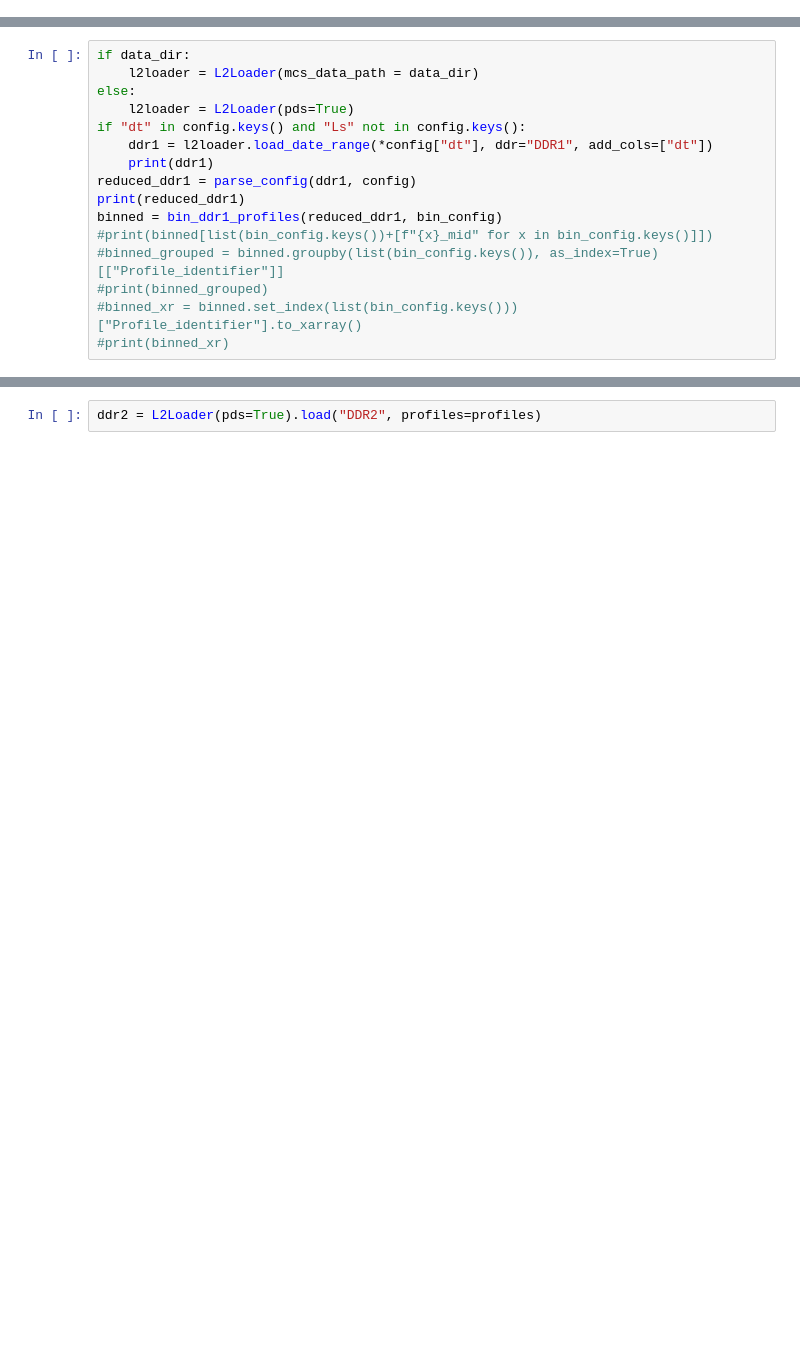
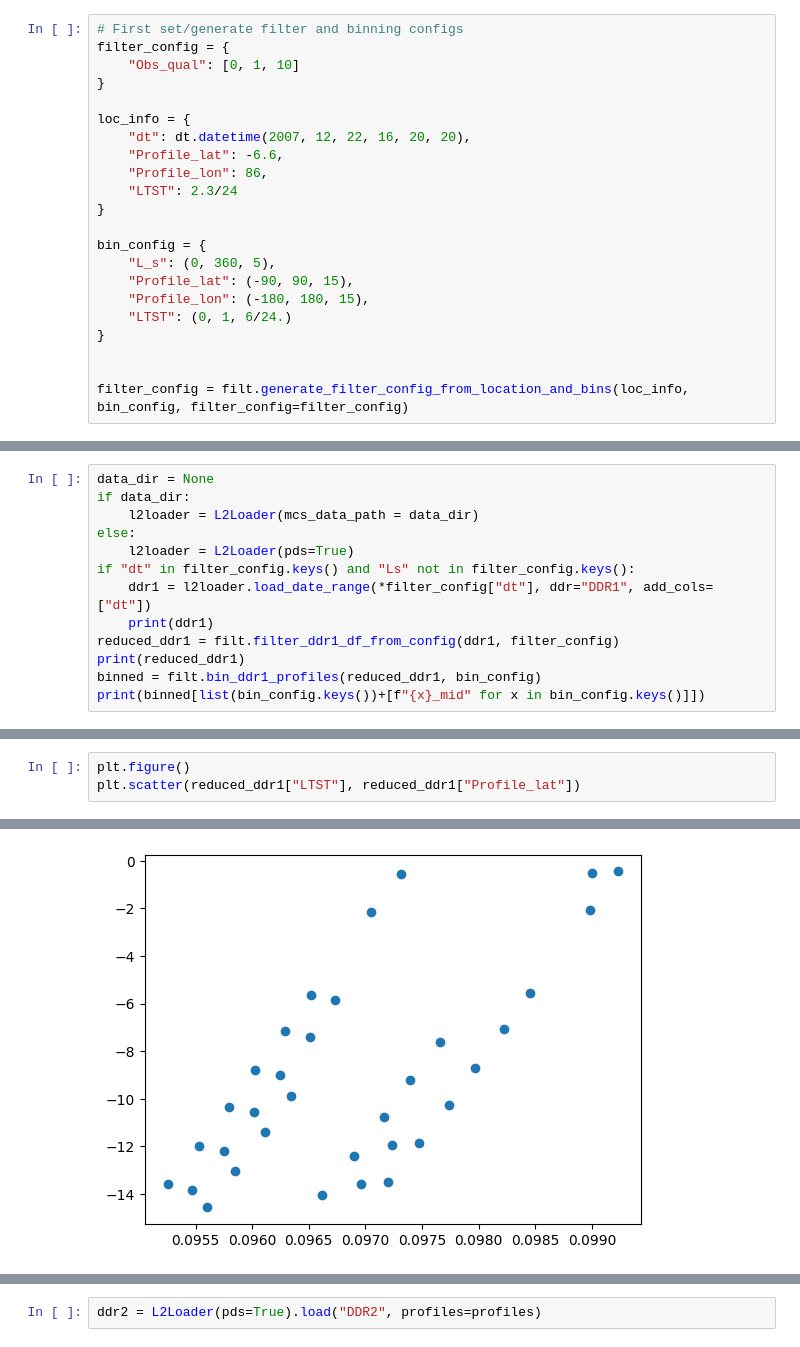
Before and after one commit to Cloudspotting-on-Mars/mcstools, a Jupyter notebook: mcstools/preprocess/l2/dev.ipynb, the cells around one changed output, grey strips where cells are left out. Cells and saved outputs as stored; diff of their text form; blank space fills up the shorter version.

Commit message:
add functions to pull profiles of specific bin

```diff
--- a/mcstools/preprocess/l2/dev.ipynb
+++ b/mcstools/preprocess/l2/dev.ipynb
@@ -56,0 +21,22 @@ def bin_ddr1_profiles(ddr1_df, bin_config):
+# %%
+# First set/generate filter and binning configs
+filter_config = {
+    "Obs_qual": [0, 1, 10]
+}
+
+loc_info = {
+    "dt": dt.datetime(2007, 12, 22, 16, 20, 20),
+    "Profile_lat": -6.6,
+    "Profile_lon": 86,
+    "LTST": 2.3/24
+}
+
+bin_config = {
+    "L_s": (0, 360, 5),
+    "Profile_lat": (-90, 90, 15),
+    "Profile_lon": (-180, 180, 15),
+    "LTST": (0, 1, 6/24.)
+}
+
+
+filter_config = filt.generate_filter_config_from_location_and_bins(loc_info, bin_config, filter_config=filter_config)
@@ -57,17 +47,14 @@ def bin_ddr1_profiles(ddr1_df, bin_config):
 # %%
+data_dir = None
 if data_dir:
     l2loader = L2Loader(mcs_data_path = data_dir)
 else:
     l2loader = L2Loader(pds=True)
-if "dt" in config.keys() and "Ls" not in config.keys():
-    ddr1 = l2loader.load_date_range(*config["dt"], ddr="DDR1", add_cols=["dt"])
+if "dt" in filter_config.keys() and "Ls" not in filter_config.keys():
+    ddr1 = l2loader.load_date_range(*filter_config["dt"], ddr="DDR1", add_cols=["dt"])
     print(ddr1)
-reduced_ddr1 = parse_config(ddr1, config)
+reduced_ddr1 = filt.filter_ddr1_df_from_config(ddr1, filter_config)
 print(reduced_ddr1)
-binned = bin_ddr1_profiles(reduced_ddr1, bin_config)
-#print(binned[list(bin_config.keys())+[f"{x}_mid" for x in bin_config.keys()]])
-#binned_grouped = binned.groupby(list(bin_config.keys()), as_index=True)[["Profile_identifier"]]
-#print(binned_grouped)
-#binned_xr = binned.set_index(list(bin_config.keys()))["Profile_identifier"].to_xarray()
-#print(binned_xr)
+binned = filt.bin_ddr1_profiles(reduced_ddr1, bin_config)
+print(binned[list(bin_config.keys())+[f"{x}_mid" for x in bin_config.keys()]])
 # %% [output]
@@ -126,0 +78,4 @@ profiles = x_xr.sel(L_s_mid=157.5, Profile_lat_mid=12.5, Profile_lon_mid=-2.5).i
+# %%
+plt.figure()
+plt.scatter(reduced_ddr1["LTST"], reduced_ddr1["Profile_lat"])
+# %% [output]
@@ -126,0 +83 @@ profiles = x_xr.sel(L_s_mid=157.5, Profile_lat_mid=12.5, Profile_lon_mid=-2.5).i
+[figure, added]
```
Also changed, not shown: parts of 18 cells of this notebook, 2 other files.
